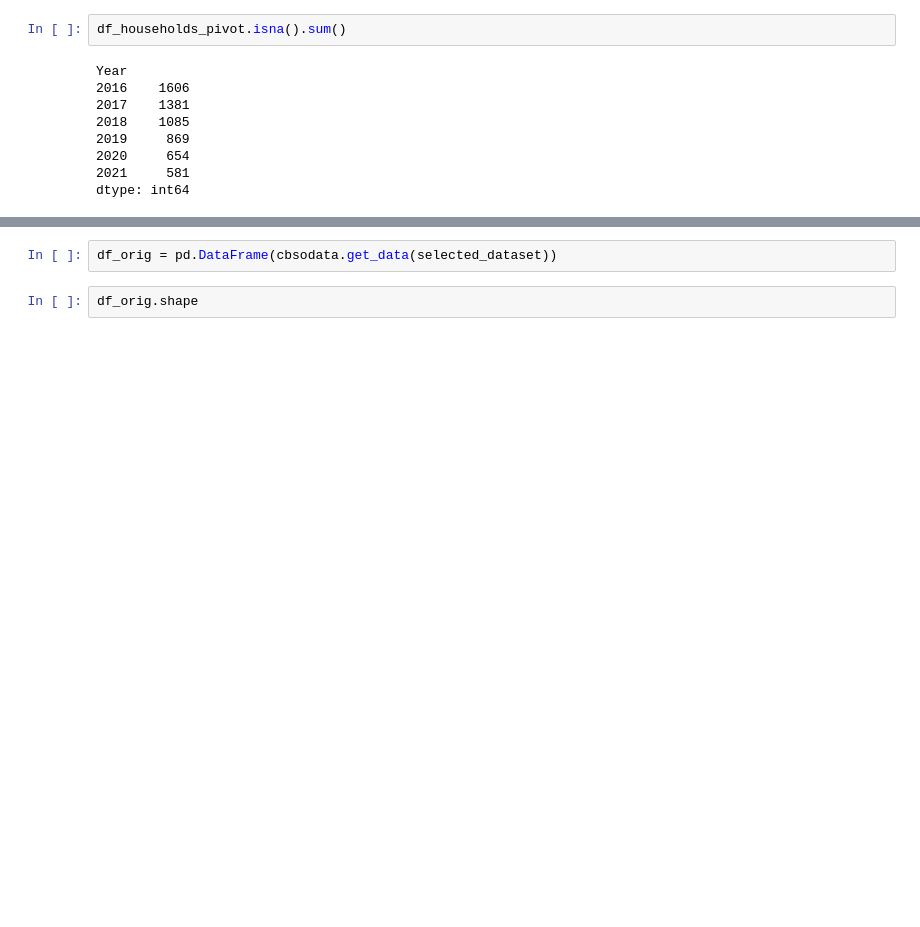
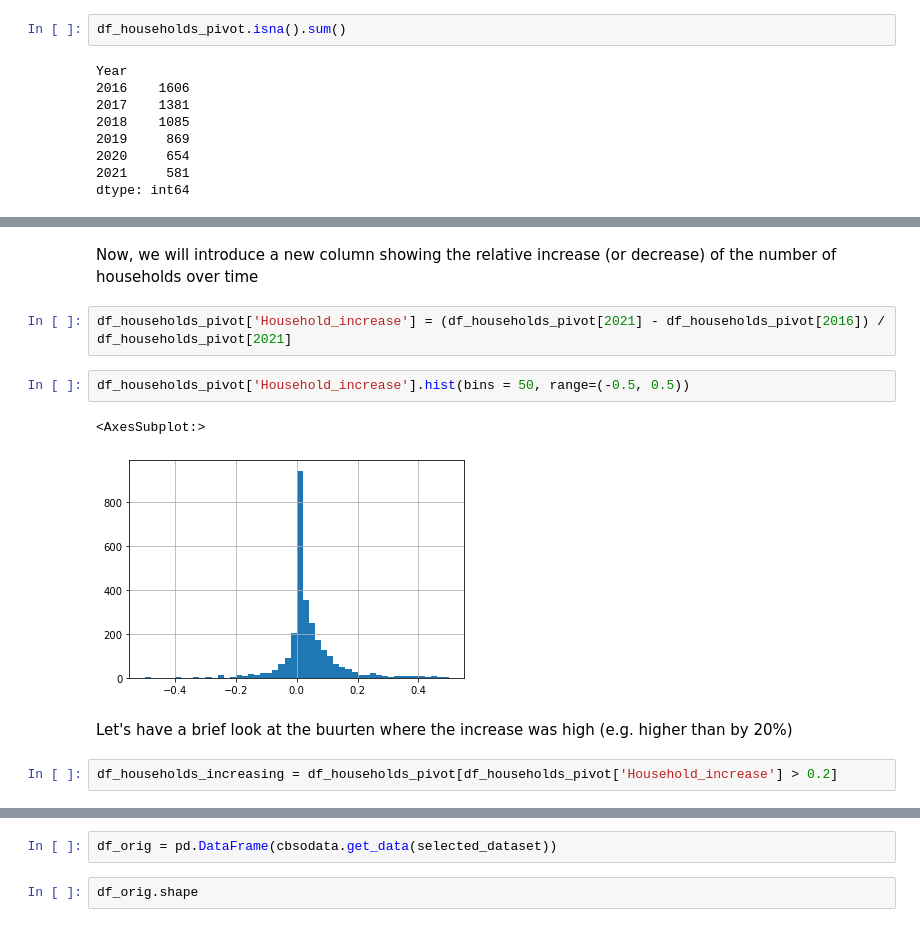
Before and after one commit to expert-solutions/Enexis-case-study, a Jupyter notebook: Data understanding/Enexis CBS Kernzijfers Data Preparation.ipynb, the cells around one changed output, grey strips where cells are left out. Cells and saved outputs as stored; diff of their text form; blank space fills up the shorter version.

```diff
--- a/Data understanding/Enexis CBS Kernzijfers Data Preparation.ipynb
+++ b/Data understanding/Enexis CBS Kernzijfers Data Preparation.ipynb
@@ -247,0 +277,13 @@ This stage is almost finished but still needs to be completed, i.e. filter out b
+# %% [markdown]
+Now, we will introduce a new column showing the relative increase (or decrease) of the number of households over time
+# %%
+df_households_pivot['Household_increase'] = (df_households_pivot[2021] - df_households_pivot[2016]) / df_households_pivot[2021]
+# %%
+df_households_pivot['Household_increase'].hist(bins = 50, range=(-0.5, 0.5))
+# %% [output]
+<AxesSubplot:>
+[figure, added]
+# %% [markdown]
+Let's have a brief look at the buurten where the increase was high (e.g. higher than by 20%)
+# %%
+df_households_increasing = df_households_pivot[df_households_pivot['Household_increase'] > 0.2]
```
Also changed, not shown: parts of 78 cells of this notebook, 3 other files.
